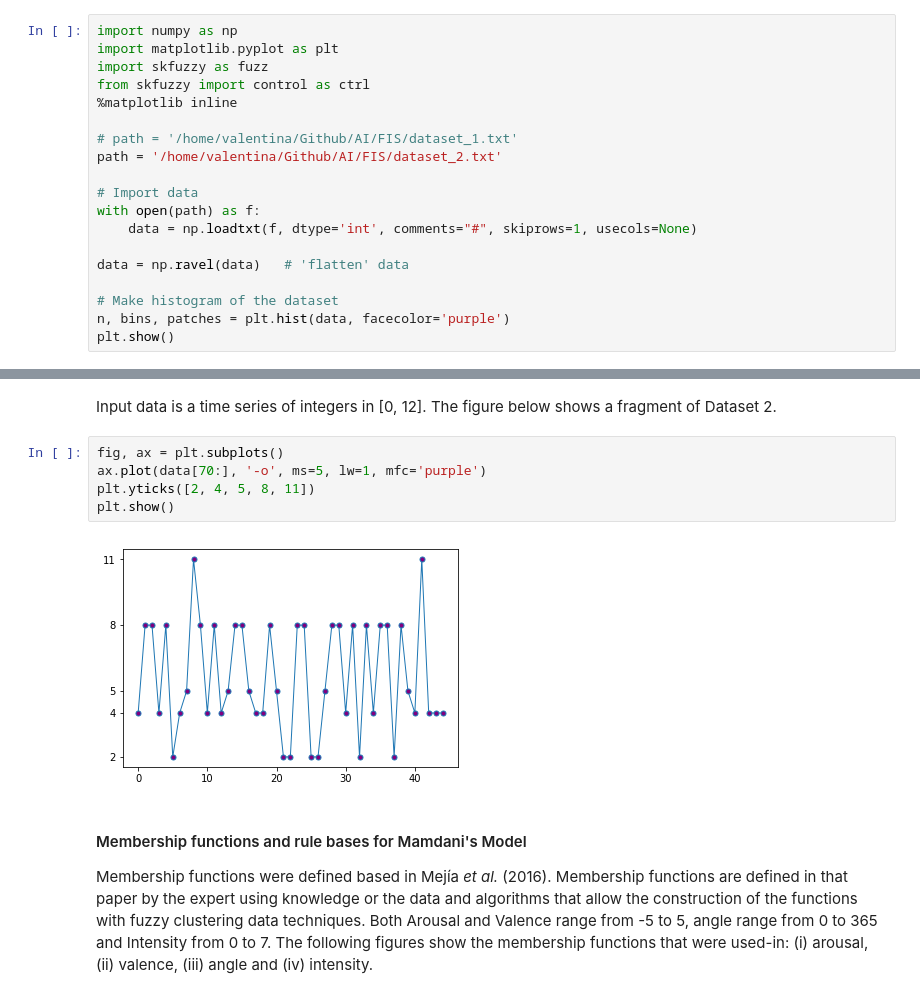
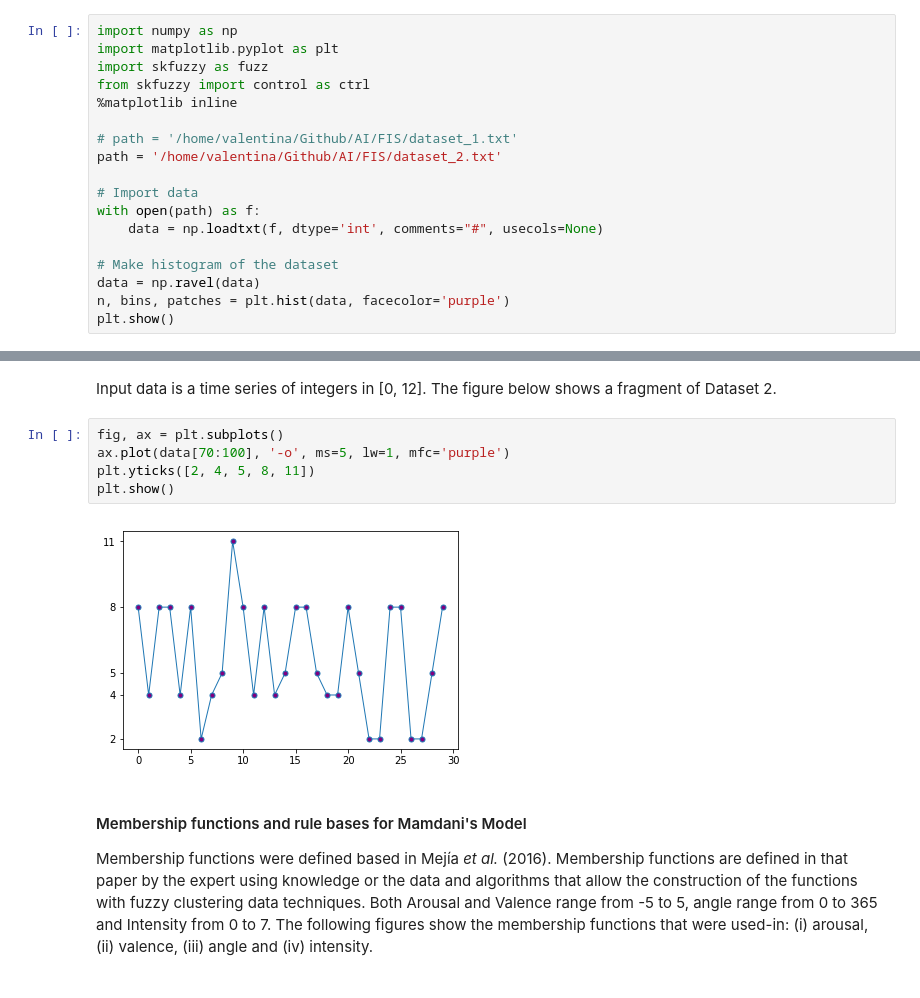
Before and after one commit to valentina2095/AI, a Jupyter notebook: FIS/FIS.ipynb, the cells around one changed output, grey strips where cells are left out. Cells and saved outputs as stored; diff of their text form.

```diff
--- a/FIS/FIS.ipynb
+++ b/FIS/FIS.ipynb
@@ -67,11 +67,10 @@ path = '/home/valentina/Github/AI/FIS/dataset_2.txt'
 
 # Import data
 with open(path) as f:
-    data = np.loadtxt(f, dtype='int', comments="#", skiprows=1, usecols=None)
-
-data = np.ravel(data)   # 'flatten' data
+    data = np.loadtxt(f, dtype='int', comments="#", usecols=None)
 
 # Make histogram of the dataset
+data = np.ravel(data)
 n, bins, patches = plt.hist(data, facecolor='purple')
 plt.show()
 # %% [output]
@@ -117,11 +116,11 @@ Emotion 11 appears 3 times
 Input data is a time series of integers in [0, 12]. The figure below shows a fragment of Dataset 2.
 # %%
 fig, ax = plt.subplots()
-ax.plot(data[70:], '-o', ms=5, lw=1, mfc='purple')
+ax.plot(data[70:100], '-o', ms=5, lw=1, mfc='purple')
 plt.yticks([2, 4, 5, 8, 11])
 plt.show()
 # %% [output]
-[figure, old version]
+[figure, new version]
 # %% [markdown]
 #### Membership functions and rule bases for Mamdani's Model
 
```
Also changed, not shown: parts of 13 cells of this notebook, 3 other files.
